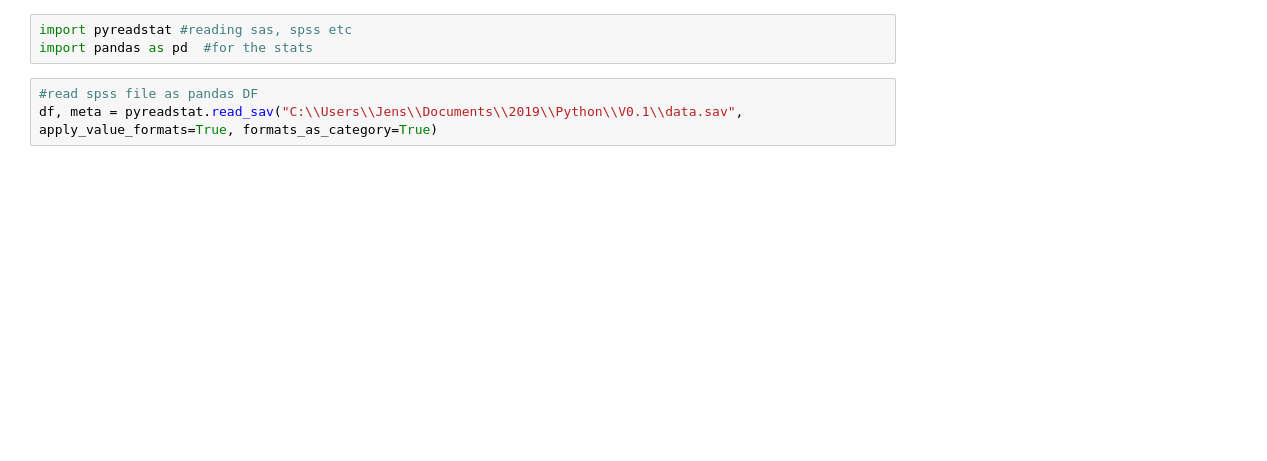
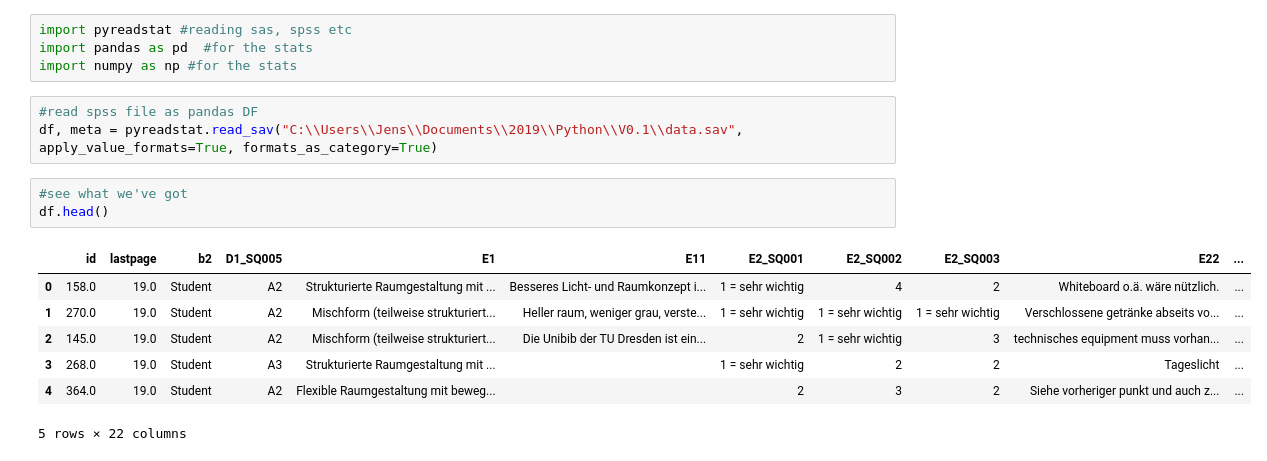
Before and after one commit to jensborrack/TutoringRepos, a Jupyter notebook: Python/V0.1/HU_Umfrage.ipynb, the cells around one changed output. Saved outputs shown, nothing was run; the diff lists cells and outputs as text; blank space fills up the shorter version.

```diff
--- a/Python/V0.1/HU_Umfrage.ipynb
+++ b/Python/V0.1/HU_Umfrage.ipynb
@@ -1,6 +1,18 @@
 # %%
 import pyreadstat #reading sas, spss etc
 import pandas as pd  #for the stats
+import numpy as np #for the stats
 # %%
 #read spss file as pandas DF
 df, meta = pyreadstat.read_sav("C:\\Users\\Jens\\Documents\\2019\\Python\\V0.1\\data.sav", apply_value_formats=True, formats_as_category=True)
+# %%
+#see what we've got
+df.head()
+# %% [output]
+|  | id | lastpage | b2 | D1_SQ005 | E1 | E11 | E2_SQ001 | E2_SQ002 | E2_SQ003 | E22 | ... |
+| 0 | 158.0 | 19.0 | Student | A2 | Strukturierte Raumgestaltung mit ... | Besseres Licht- und Raumkonzept i... | 1 = sehr wichtig | 4 | 2 | Whiteboard o.ä. wäre nützlich. | ... |
+| 1 | 270.0 | 19.0 | Student | A2 | Mischform (teilweise strukturiert... | Heller raum, weniger grau, verste... | 1 = sehr wichtig | 1 = sehr wichtig | 1 = sehr wichtig | Verschlossene getränke abseits vo... | ... |
+| 2 | 145.0 | 19.0 | Student | A2 | Mischform (teilweise strukturiert... | Die Unibib der TU Dresden ist ein... | 2 | 1 = sehr wichtig | 3 | technisches equipment muss vorhan... | ... |
+| 3 | 268.0 | 19.0 | Student | A3 | Strukturierte Raumgestaltung mit ... |  | 1 = sehr wichtig | 2 | 2 | Tageslicht | ... |
+| 4 | 364.0 | 19.0 | Student | A2 | Flexible Raumgestaltung mit beweg... |  | 2 | 3 | 2 | Siehe vorheriger punkt und auch z... | ... |
+5 rows × 22 columns
```
Also changed, not shown: parts of 5 cells of this notebook.
